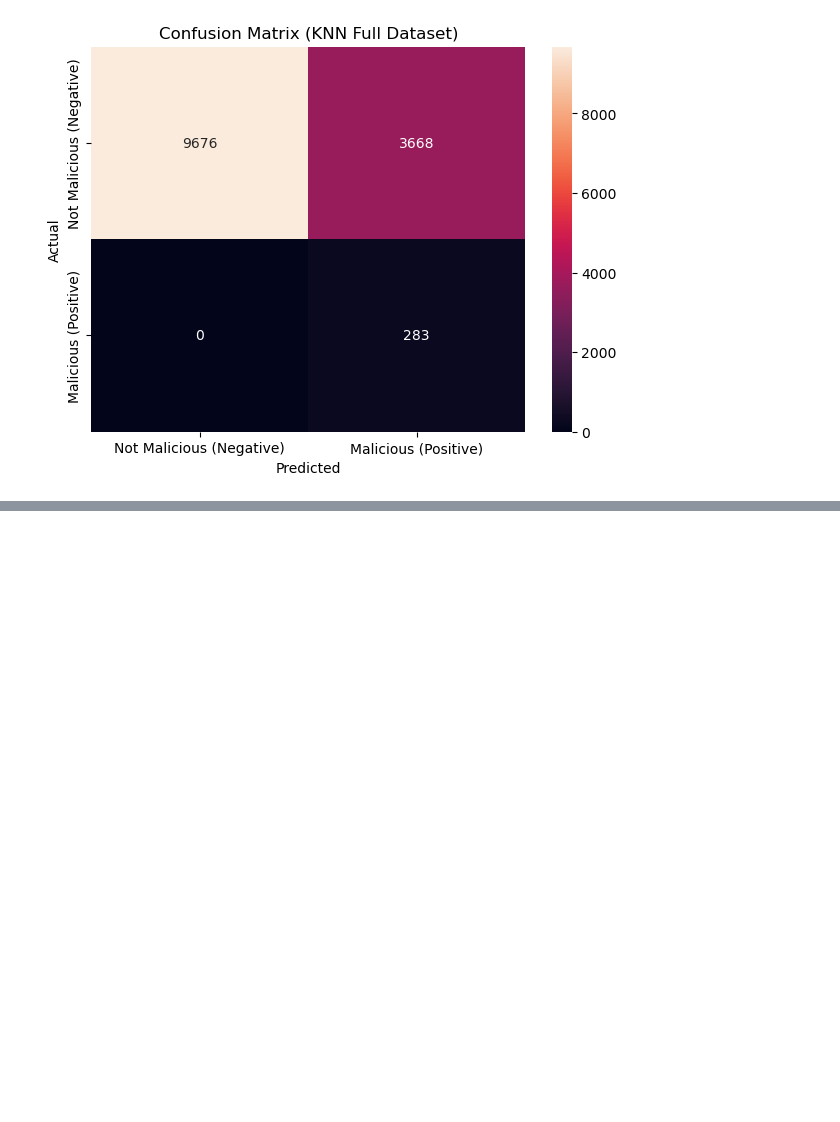
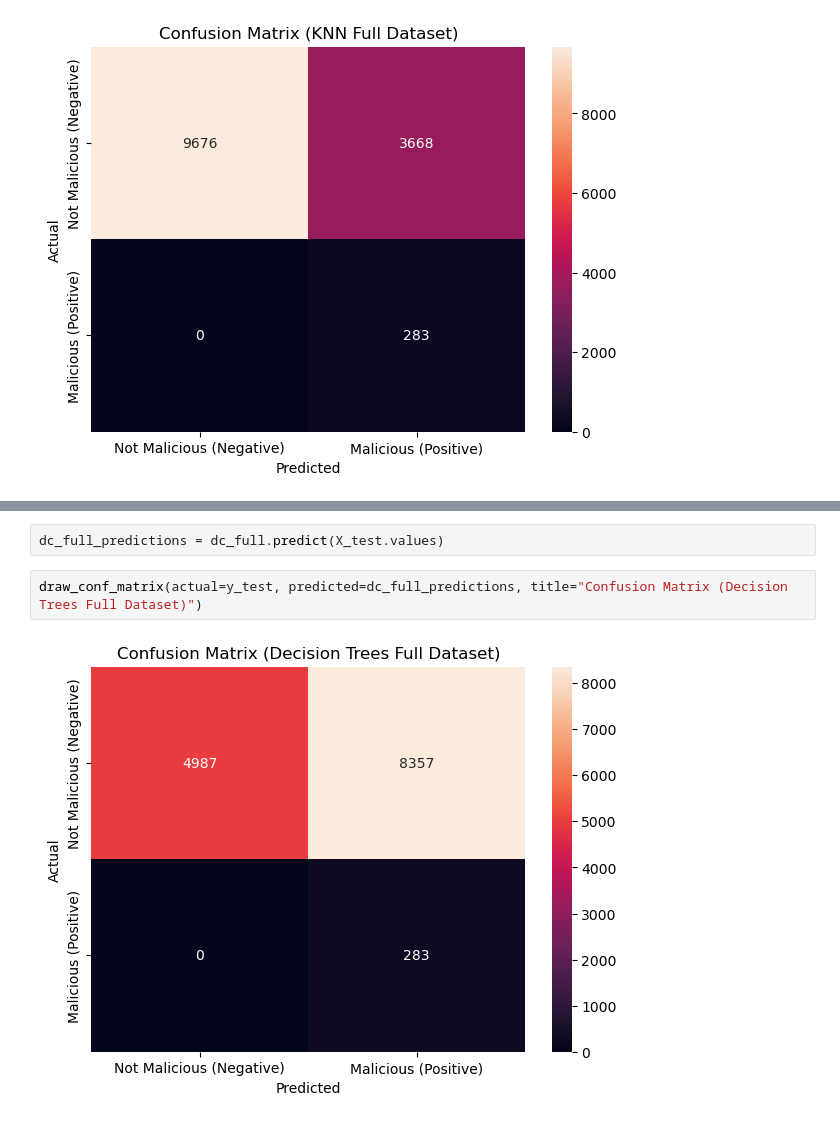
Before and after one commit to JustinBui/CPSC483-URL-Classifier, a Jupyter notebook: 2 - ML Modeling.ipynb, the cells around one changed output, grey strips where cells are left out. Saved outputs shown, nothing was run; the diff lists cells and outputs as text; blank space fills up the shorter version.

```diff
--- a/2 - ML Modeling.ipynb
+++ b/2 - ML Modeling.ipynb
@@ -530,0 +581,6 @@ plot_show_auc(knn_full_predictions, knn_reduced_predictions, y_test, 'ROC Curve:
+# %%
+dc_full_predictions = dc_full.predict(X_test.values)
+# %%
+draw_conf_matrix(actual=y_test, predicted=dc_full_predictions, title="Confusion Matrix (Decision Trees Full Dataset)")
+# %% [output]
+[figure, added]
```
Also changed, not shown: parts of 45 cells of this notebook, 1 other file.
